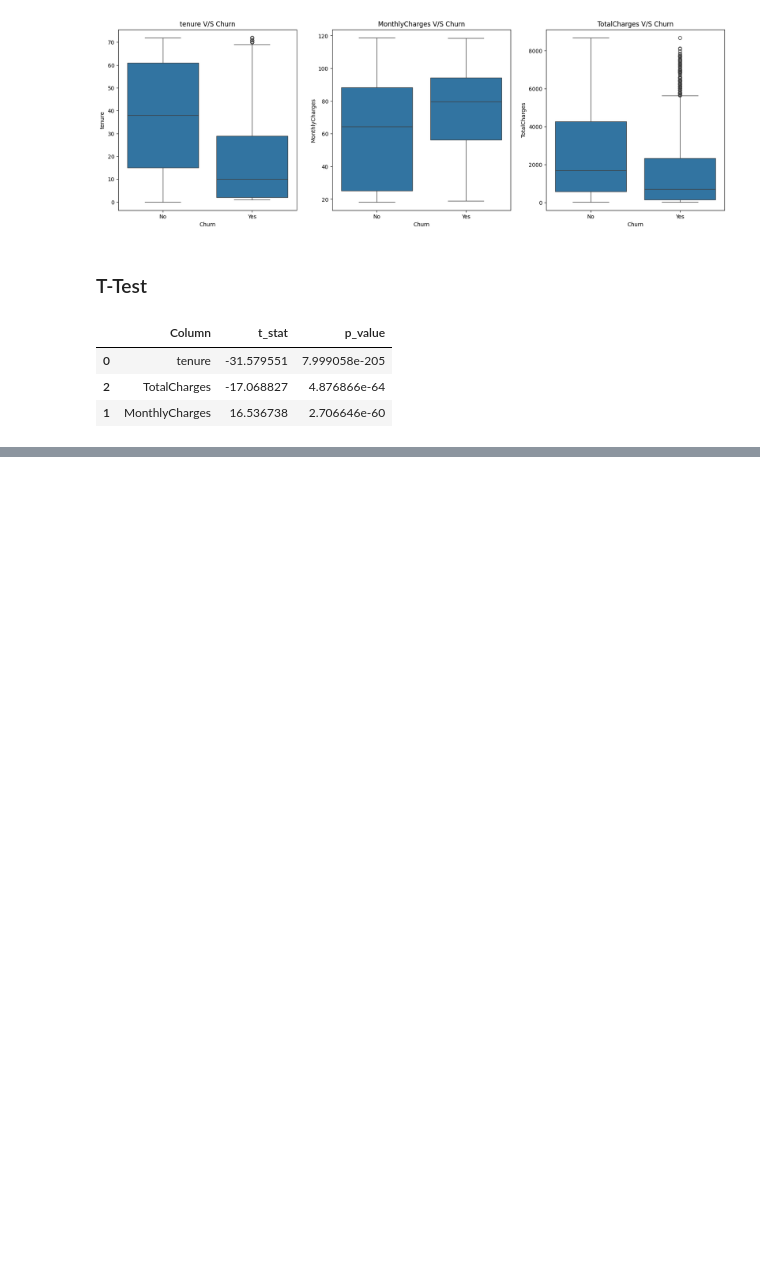
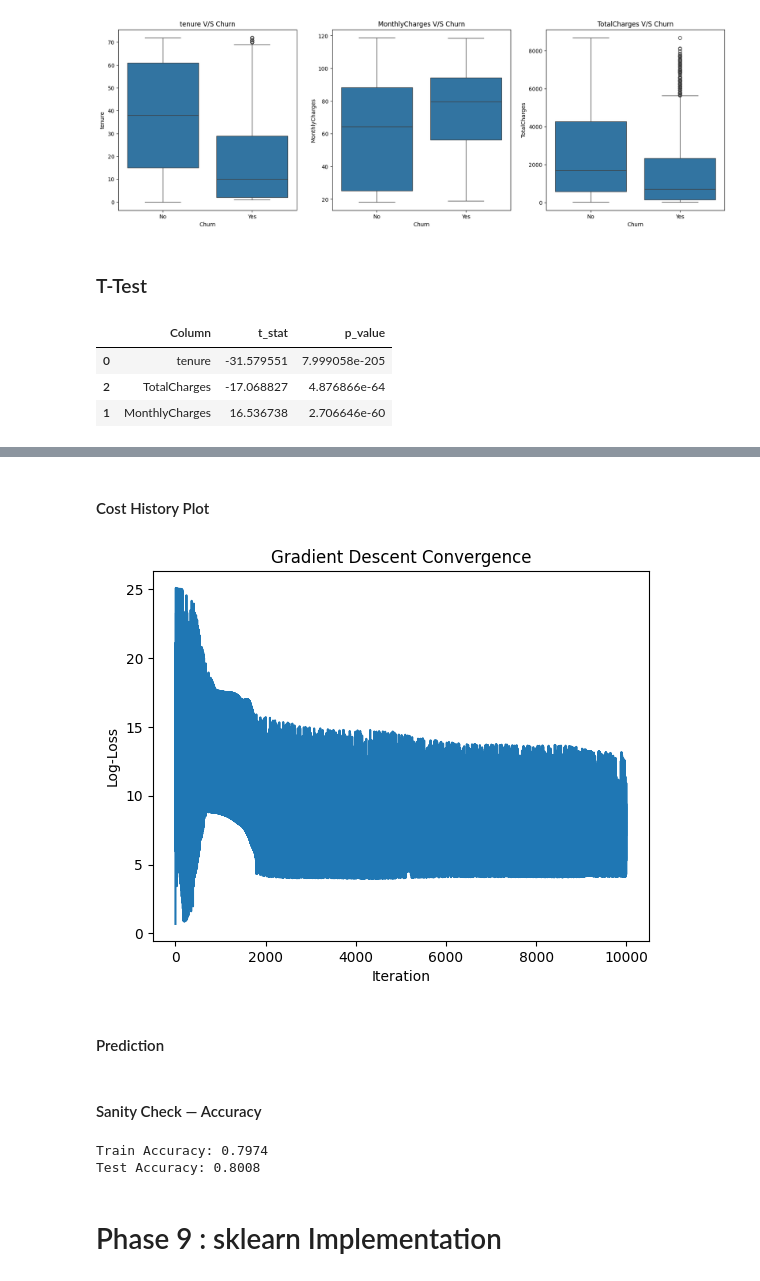
Before and after one commit to Itz-Me-Sumit/Data-Science, a Jupyter notebook: 7_Machine_Learning/3_Logistic_Regression/project/Teleco Customer Churn.ipynb, the cells around one changed output, grey strips where cells are left out. Saved outputs shown, nothing was run; the diff lists cells and outputs as text; code cells hidden in the pictures; blank space fills up the shorter version.

```diff
--- a/7_Machine_Learning/3_Logistic_Regression/project/Teleco Customer Churn.ipynb
+++ b/7_Machine_Learning/3_Logistic_Regression/project/Teleco Customer Churn.ipynb
@@ -191,0 +474,3 @@ pd.DataFrame(T_Test).sort_values("p_value")
+# %%
+X_train['gender'] = X_train['gender'].map({'Male': 1, 'Female': 0})
+X_test['gender'] = X_test['gender'].map({'Male': 1, 'Female': 0})
@@ -191,0 +494,3 @@ pd.DataFrame(T_Test).sort_values("p_value")
+# %%
+def sigmoid(z):
+    return 1 / (1 + np.exp(-z))
@@ -191,0 +499,7 @@ pd.DataFrame(T_Test).sort_values("p_value")
+# %%
+def compute_cost(y_true, y_pred):
+    m = len(y_true)
+    epsilon = 1e-15  # zaroori hai — log(0) avoid karne ke liye
+    y_pred = np.clip(y_pred, epsilon, 1 - epsilon)
+    cost = -(1/m) * np.sum(y_true*np.log(y_pred) + (1-y_true)*np.log(1-y_pred))
+    return cost
@@ -191,0 +508,24 @@ pd.DataFrame(T_Test).sort_values("p_value")
+# %%
+def gradient_descent(X, y, learning_rate=0.01, n_iterations=2000):
+    m, n = X.shape
+    w = np.zeros(n)
+    cost_history = []
+
+    for i in range(n_iterations):
+        z = X @ w
+        y_pred = sigmoid(z)
+
+        error = y_pred - y
+        gradient = (1/m) * (X.T @ error)
+
+        w = w - learning_rate * gradient
+
+        cost = compute_cost(y, y_pred)
+        cost_history.append(cost)
+
+        if i % 200 == 0:
+            print(f"Iteration {i}: Cost = {cost:.6f}")
+
+    return w, cost_history
+
+w_scratch, cost_history = gradient_descent(X_train_b, y_train_arr, learning_rate=0.1, n_iterations=10000)
@@ -191,0 +550,12 @@ pd.DataFrame(T_Test).sort_values("p_value")
+# %% [markdown]
+#### Cost History Plot
+# %%
+plt.plot(cost_history)
+plt.xlabel('Iteration')
+plt.ylabel('Log-Loss')
+plt.title('Gradient Descent Convergence')
+plt.show()
+# %% [output]
+[figure, added]
+# %% [markdown]
+#### Prediction
@@ -191,0 +569,12 @@ pd.DataFrame(T_Test).sort_values("p_value")
+# %% [markdown]
+#### Sanity Check — Accuracy
+# %%
+train_accuracy = np.mean(y_pred_train == y_train_arr)
+test_accuracy = np.mean(y_pred_test == y_test_arr)
+print(f"Train Accuracy: {train_accuracy:.4f}")
+print(f"Test Accuracy: {test_accuracy:.4f}")
+# %% [output]
+Train Accuracy: 0.7974
+Test Accuracy: 0.8008
+# %% [markdown]
+# Phase 9 : sklearn Implementation
```
Also changed, not shown: parts of 69 cells of this notebook.
